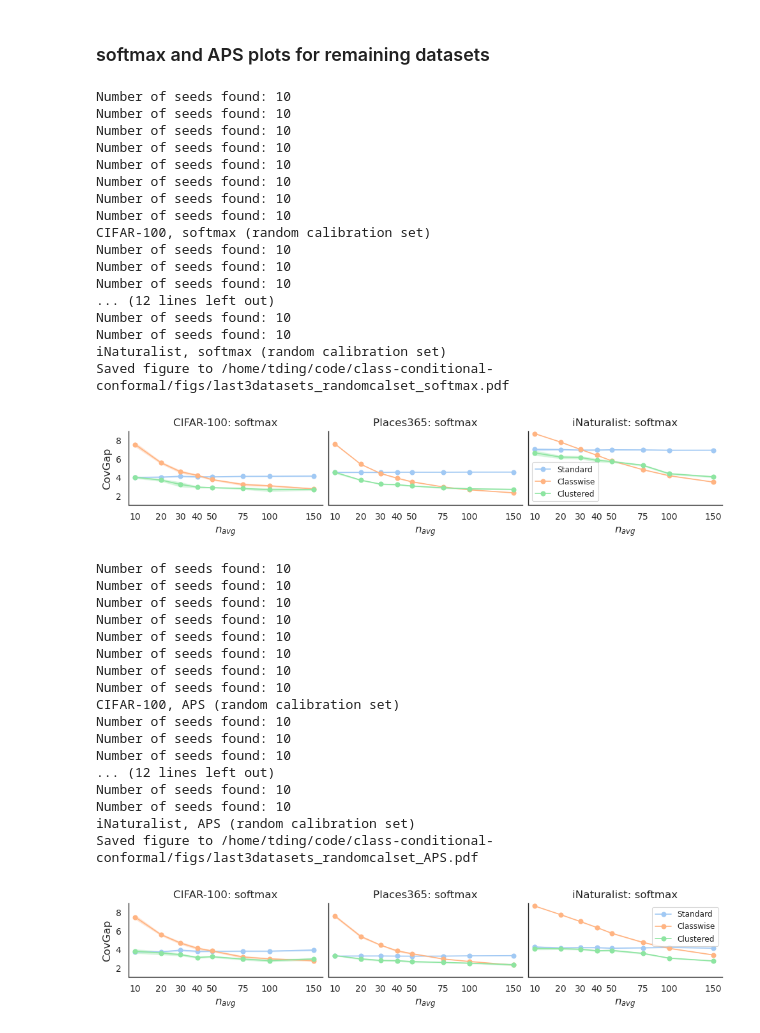
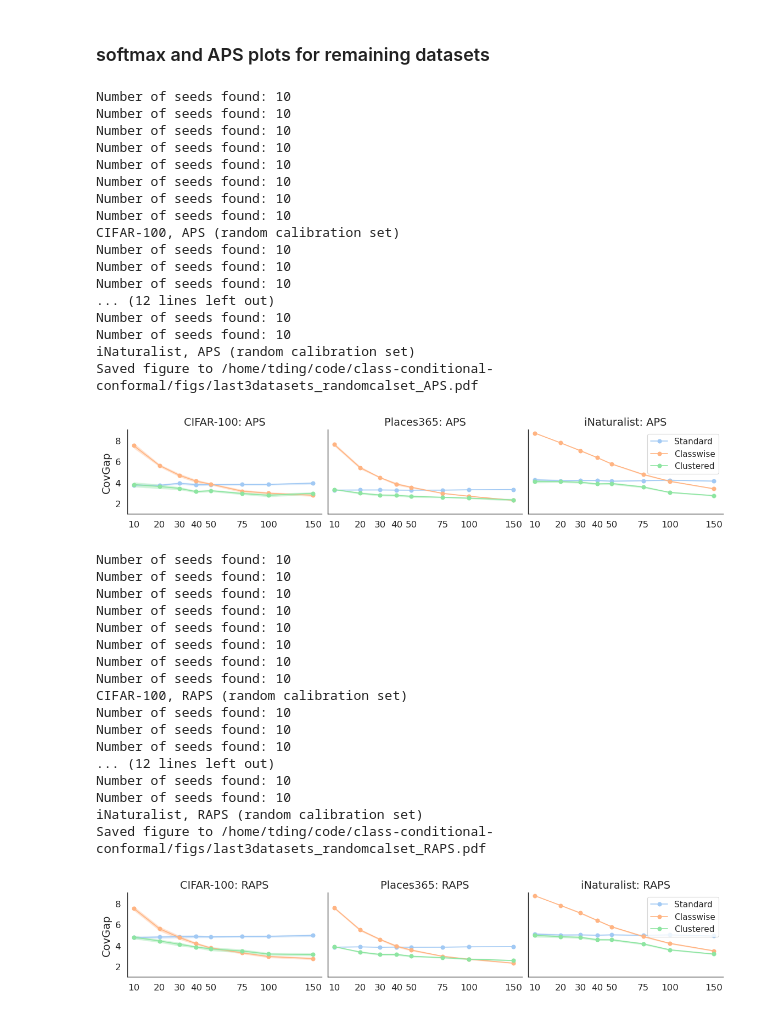
Before and after one commit to tiffanyding/class-conditional-conformal, a Jupyter notebook: create_varying_n_plots.ipynb, the cells around one changed output. Saved outputs shown, nothing was run; the diff lists cells and outputs as text; code cells hidden in the pictures.

```diff
--- a/create_varying_n_plots.ipynb
+++ b/create_varying_n_plots.ipynb
@@ -358,7 +358,7 @@ def make_line_plot(aggregated_results, ax,
 # %% [markdown]
 ### ImageNet softmax + APS plots
 # %%
-FONT_SIZE = 10
+FONT_SIZE = 13
 
 metric = 'class_cov_gap'
 fig_folder = '/home/tding/code/class-conditional-conformal/figs/'
@@ -370,9 +370,11 @@ cal_sampling = 'random'
 ncols = 2
 fig, axs = plt.subplots(1,ncols,
                         gridspec_kw={'wspace':0.03},
-                        figsize=(8, 1.5))
+                        figsize=(12, 2.25))
 
-for i, score_function in enumerate(['softmax', 'APS']):
+# for i, score_function in enumerate(['softmax', 'APS']):
+score_function_list = ['APS', 'RAPS']
+for i, score_function in enumerate(score_function_list):
     # Get data
     aggregated_results = get_metric_df(dataset, cal_sampling, metric, score_function)
 
@@ -386,9 +388,9 @@ for i in range(1, ncols):
     axs[i].set_yticks([])
 
 axs[0].set_ylabel(metric_to_name[metric], fontsize=FONT_SIZE)
-axs[0].set_title('ImageNet: softmax', fontsize=FONT_SIZE)
-axs[1].set_title('ImageNet: APS', fontsize=FONT_SIZE)
-axs[-1].legend() # Only show legend on right-most plot
+axs[0].set_title(f'ImageNet: {score_function_list[0]}', fontsize=FONT_SIZE)
+axs[1].set_title(f'ImageNet: {score_function_list[1]}', fontsize=FONT_SIZE)
+axs[-1].legend(fontsize=FONT_SIZE-2) # Only show legend on right-most plot
 
 
 
@@ -421,7 +423,7 @@ Saved plot to /home/tding/code/class-conditional-conformal/figs/imagenet_randomc
 # %% [markdown]
 ### softmax and APS plots for remaining datasets
 # %%
-FONT_SIZE = 12
+FONT_SIZE = 14
 
 metric = 'class_cov_gap'
 fig_folder = '/home/tding/code/class-conditional-conformal/figs/'
@@ -430,12 +432,13 @@ cal_sampling = 'random'
 dataset_list = ['cifar-100', 'places365', 'inaturalist']
 
 # ==== PLOT 1a and 1b ====
-for score_function in ['softmax', 'APS']:
+score_function_list = ['APS', 'RAPS']
+for score_function in score_function_list:
 
     ncols = len(dataset_list)
     fig, axs = plt.subplots(1,ncols,
                         gridspec_kw={'wspace':0.03},
-                        figsize=(12, 1.5))
+                        figsize=(14, 2))
 
     for i, dataset in enumerate(dataset_list):
 
@@ -443,39 +446,39 @@ for score_function in ['softmax', 'APS']:
 
         # Plot
         make_line_plot(aggregated_results, axs[i])
-        axs[i].set_title(f'{dataset_to_name[dataset]}: softmax', fontsize=FONT_SIZE)
+        axs[i].set_title(f'{dataset_to_name[dataset]}: {score_function}', fontsize=FONT_SIZE)
 
     # Remove yticks for all but left-most axis
     for i in range(1, ncols):
         axs[i].set_yticks([])
 
     axs[0].set_ylabel(metric_to_name[metric], fontsize=FONT_SIZE)
-    axs[-1].legend() # Only show legend on right-most plot
+    axs[-1].legend(fontsize=FONT_SIZE-3) # Only show legend on right-most plot
 
     save_to = os.path.join(fig_folder, f'last3datasets_{cal_sampling}calset_{score_function}.pdf')
     plt.savefig(save_to, bbox_inches='tight')
     print(f'Saved figure to {save_to}')
 
     plt.show()
 # %% [output]
 Number of seeds found: 10
 Number of seeds found: 10
 Number of seeds found: 10
 Number of seeds found: 10
 Number of seeds found: 10
 Number of seeds found: 10
 Number of seeds found: 10
 Number of seeds found: 10
-CIFAR-100, softmax (random calibration set)
+CIFAR-100, APS (random calibration set)
 Number of seeds found: 10
 Number of seeds found: 10
 Number of seeds found: 10
 ... (12 lines left out)
 Number of seeds found: 10
 Number of seeds found: 10
-iNaturalist, softmax (random calibration set)
-Saved figure to /home/tding/code/class-conditional-conformal/figs/last3datasets_randomcalset_softmax.pdf
+iNaturalist, APS (random calibration set)
+Saved figure to /home/tding/code/class-conditional-conformal/figs/last3datasets_randomcalset_APS.pdf
-[figure, old version]
+[figure, new version]
 Number of seeds found: 10
 Number of seeds found: 10
 Number of seeds found: 10
@@ -484,13 +487,13 @@ Number of seeds found: 10
 Number of seeds found: 10
 Number of seeds found: 10
 Number of seeds found: 10
-CIFAR-100, APS (random calibration set)
+CIFAR-100, RAPS (random calibration set)
 Number of seeds found: 10
 Number of seeds found: 10
 Number of seeds found: 10
 ... (12 lines left out)
 Number of seeds found: 10
 Number of seeds found: 10
-iNaturalist, APS (random calibration set)
-Saved figure to /home/tding/code/class-conditional-conformal/figs/last3datasets_randomcalset_APS.pdf
+iNaturalist, RAPS (random calibration set)
+Saved figure to /home/tding/code/class-conditional-conformal/figs/last3datasets_randomcalset_RAPS.pdf
-[figure, old version]
+[figure, new version]
```
Also changed, not shown: parts of 3 cells of this notebook, 11 other files.
